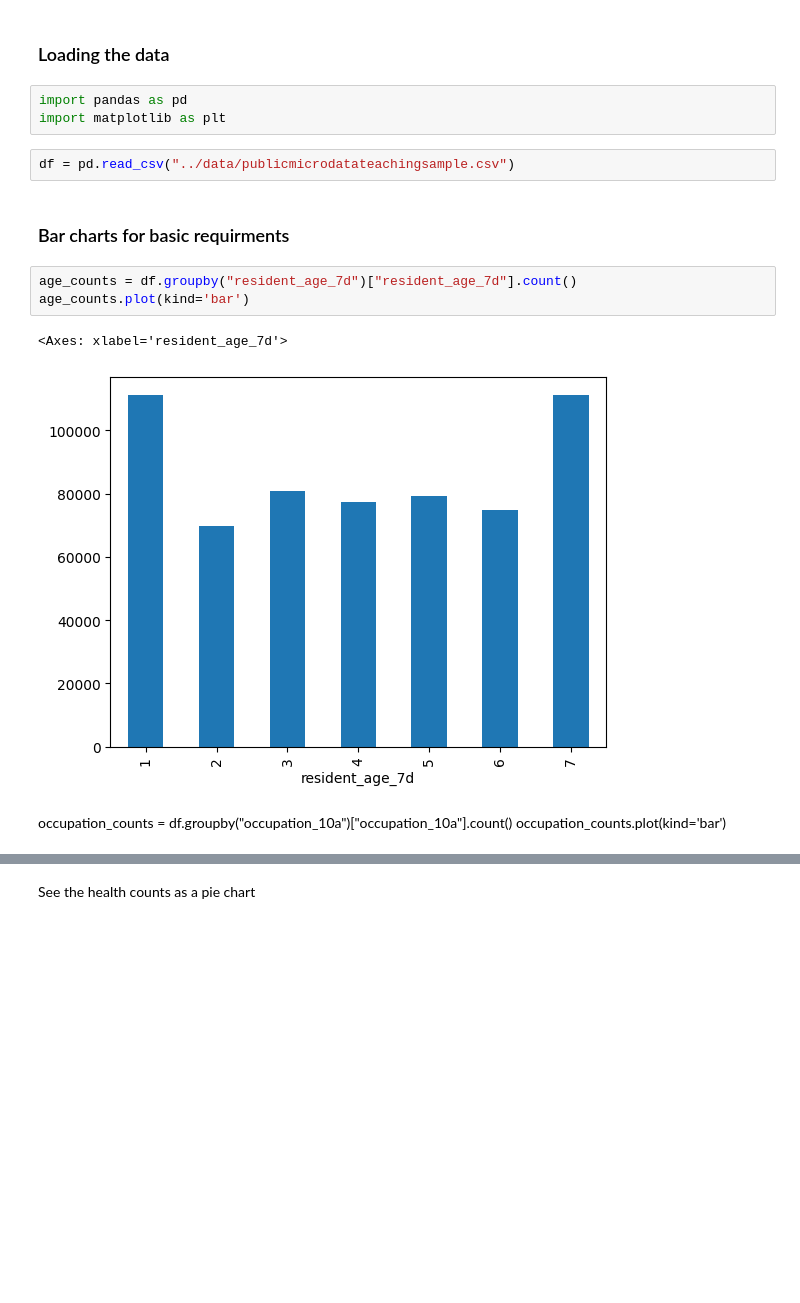
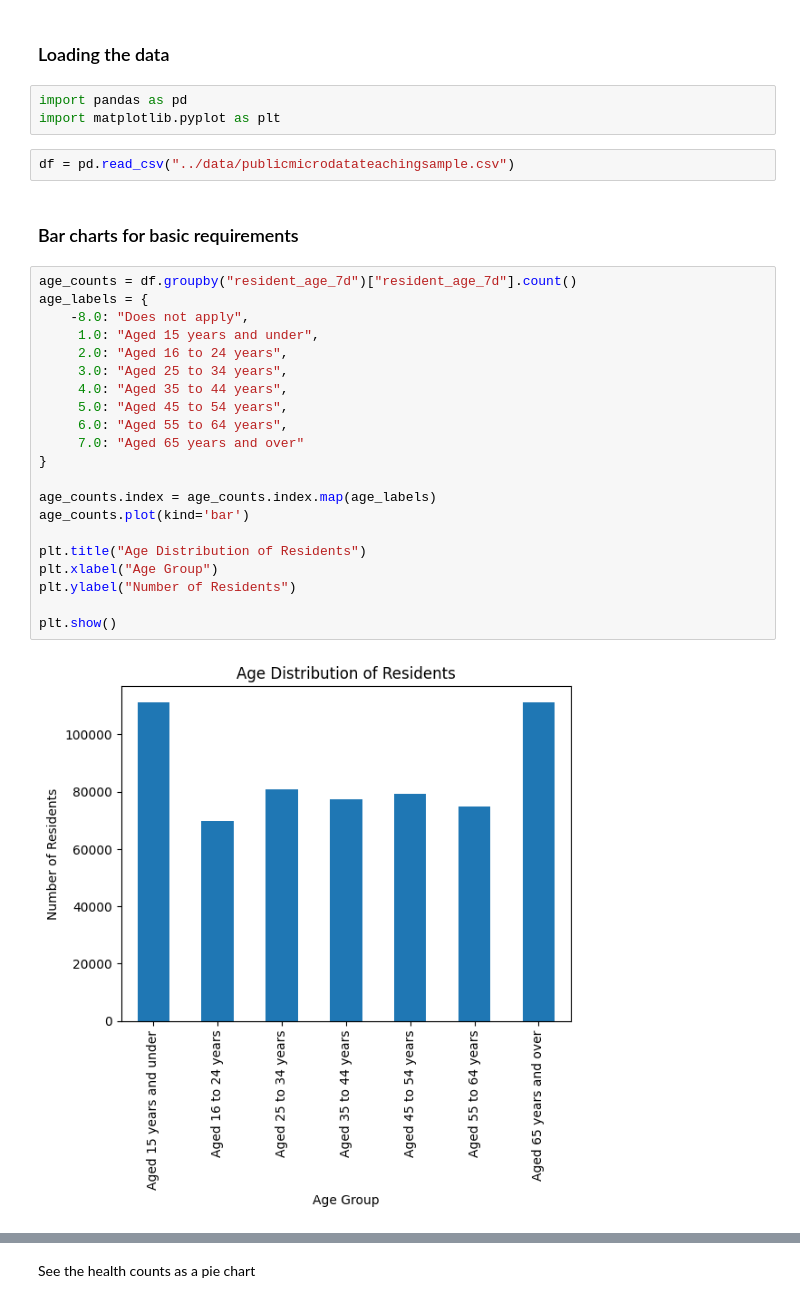
Before and after one commit to het106/Python-p2, a Jupyter notebook: notebooks/census2021.ipynb, the cells around one changed output, grey strips where cells are left out. Cells and saved outputs as stored; diff of their text form; blank space fills up the shorter version.

Commit message:
Added labels to bar and pie charts

```diff
--- a/notebooks/census2021.ipynb
+++ b/notebooks/census2021.ipynb
@@ -6,17 +6,31 @@
 ### Loading the data
 # %%
 import pandas as pd
-import matplotlib as plt
+import matplotlib.pyplot as plt
 # %%
 df = pd.read_csv("../data/publicmicrodatateachingsample.csv")
 # %% [markdown]
-### Bar charts for basic requirments
+### Bar charts for basic requirements
 # %%
 age_counts = df.groupby("resident_age_7d")["resident_age_7d"].count()
+age_labels = {
+    -8.0: "Does not apply",
+     1.0: "Aged 15 years and under",
+     2.0: "Aged 16 to 24 years",
+     3.0: "Aged 25 to 34 years",
+     4.0: "Aged 35 to 44 years",
+     5.0: "Aged 45 to 54 years",
+     6.0: "Aged 55 to 64 years",
+     7.0: "Aged 65 years and over"
+}
+
+age_counts.index = age_counts.index.map(age_labels)
 age_counts.plot(kind='bar')
+
+plt.title("Age Distribution of Residents")
+plt.xlabel("Age Group")
+plt.ylabel("Number of Residents")
+
+plt.show()
 # %% [output]
-<Axes: xlabel='resident_age_7d'>
-[figure, old version]
+[figure, new version]
-# %% [markdown]
-occupation_counts = df.groupby("occupation_10a")["occupation_10a"].count()
-occupation_counts.plot(kind='bar')
```
Also changed, not shown: parts of 5 cells of this notebook.
